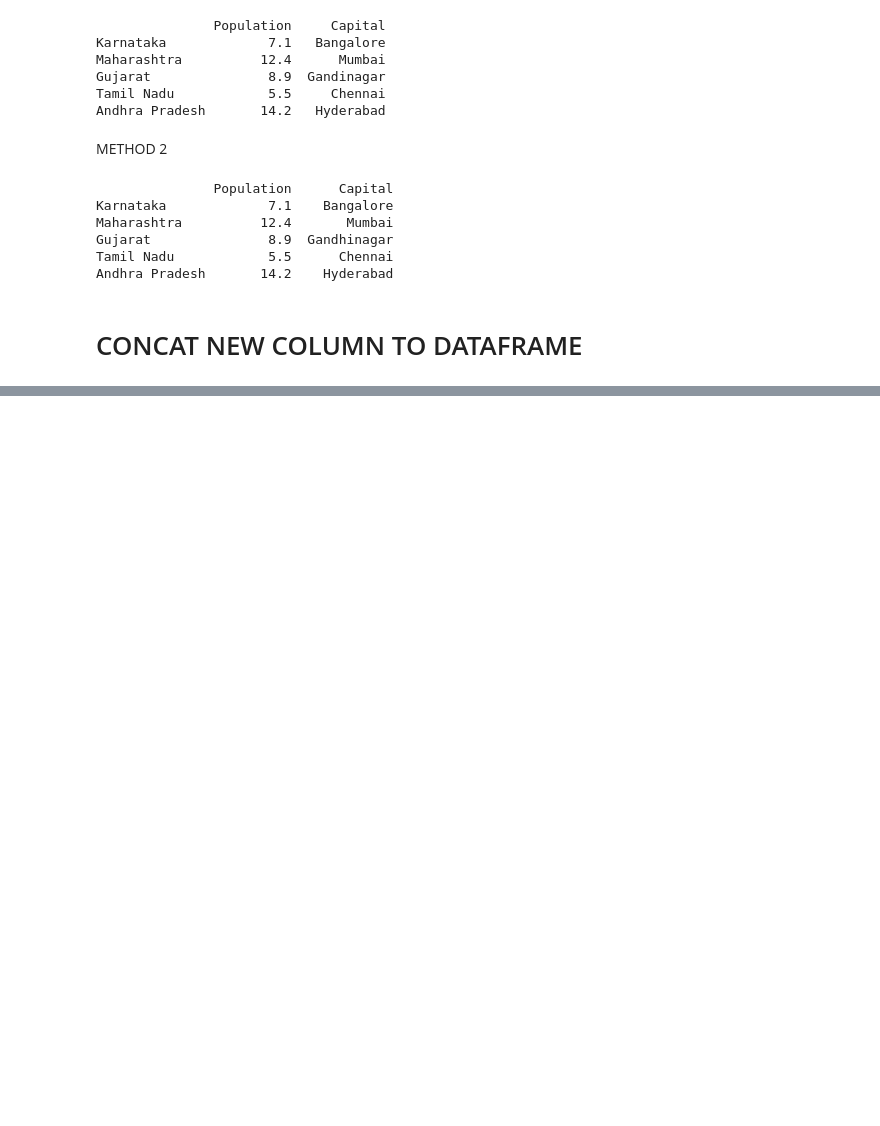
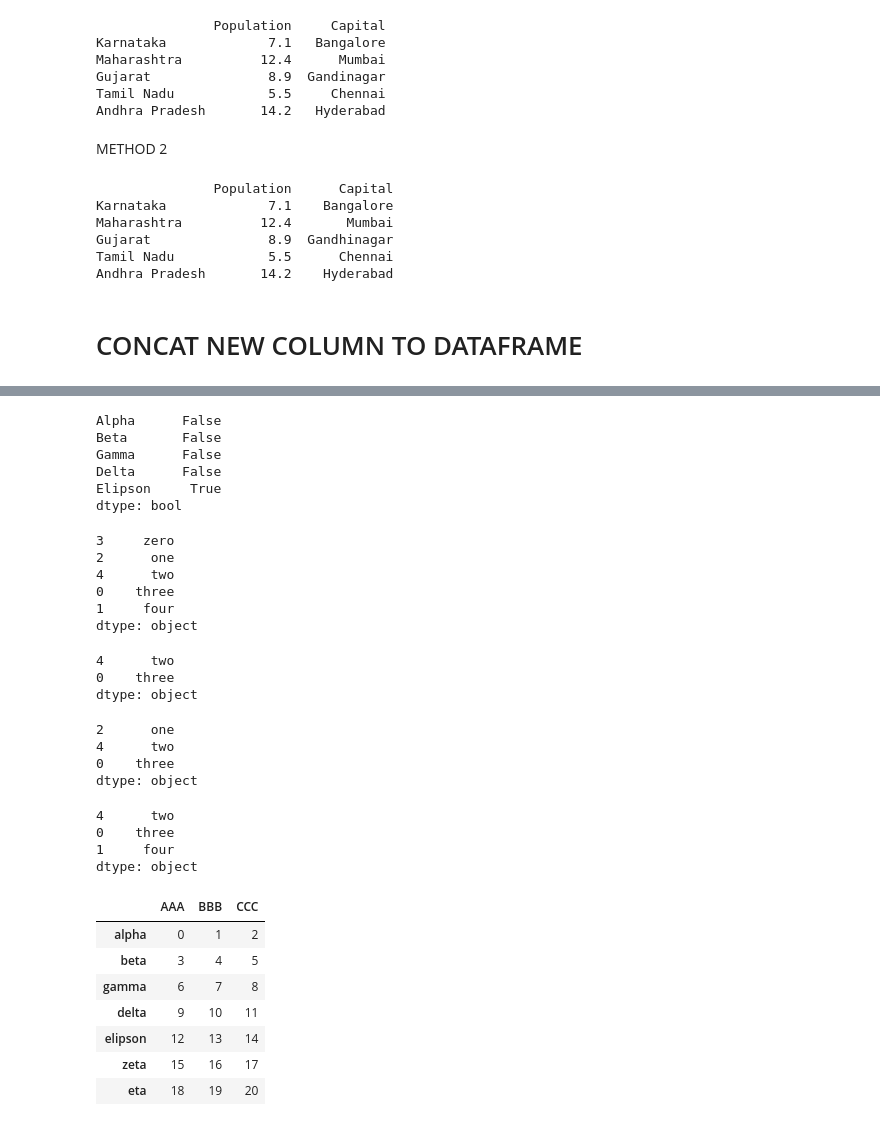
Before and after one commit to nihalnadaf/PYDATABASE, a Jupyter notebook: Pandas.ipynb, the cells around one changed output, grey strips where cells are left out. Cells and saved outputs as stored; diff of their text form; code cells hidden in the pictures; blank space fills up the shorter version.

```diff
--- a/Pandas.ipynb
+++ b/Pandas.ipynb
@@ -230,0 +296,51 @@ Andhra Pradesh       14.2    Hyderabad
+# %%
+srs>3
+# %% [output]
+Alpha      False
+Beta       False
+Gamma      False
+Delta      False
+Elipson     True
+dtype: bool
+# %%
+srs2 = Series(["zero","one","two","three","four"],index=[3,2,4,0,1])
+print(srs2)
+# %% [output]
+3     zero
+2      one
+4      two
+0    three
+1     four
+dtype: object
+# %%
+srs2[2:4]  #Ambiguity,it uses default indexes
+# %% [output]
+4      two
+0    three
+dtype: object
+# %%
+srs2.iloc[1:4]   #Uses default Indexing
+# %% [output]
+2      one
+4      two
+0    three
+dtype: object
+# %%
+srs2.loc[4:1]    #uses Series indexing
+# %% [output]
+4      two
+0    three
+1     four
+dtype: object
+# %%
+df = DataFrame(np.arange(21).reshape(7,3),columns=["AAA","BBB","CCC"],index=["alpha","beta","gamma","delta","elipson","zeta","eta"])
+df
+# %% [output]
+|  | AAA | BBB | CCC |
+| alpha | 0 | 1 | 2 |
+| beta | 3 | 4 | 5 |
+| gamma | 6 | 7 | 8 |
+| delta | 9 | 10 | 11 |
+| elipson | 12 | 13 | 14 |
+| zeta | 15 | 16 | 17 |
+| eta | 18 | 19 | 20 |
```
Also changed, not shown: parts of 20 cells of this notebook.
